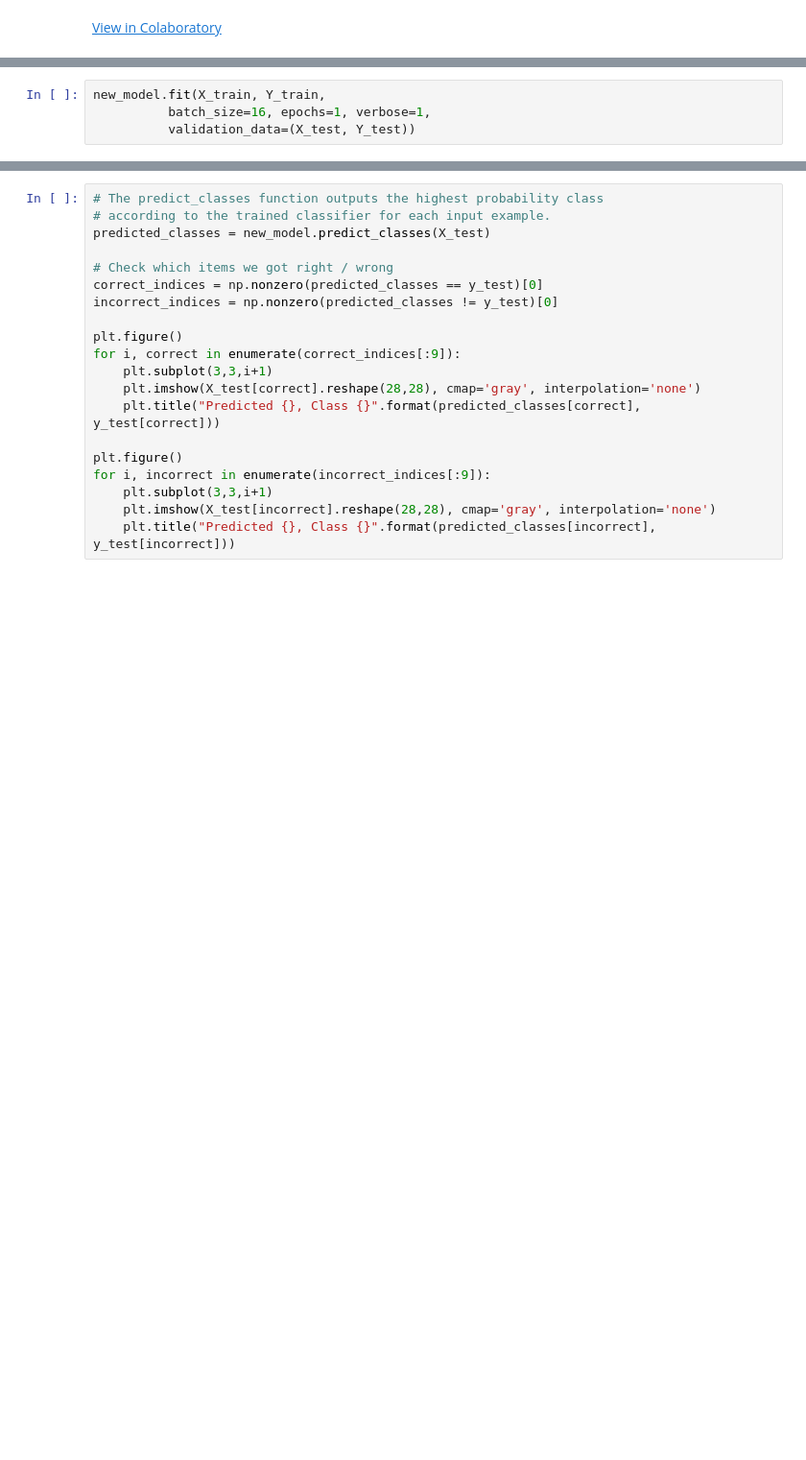
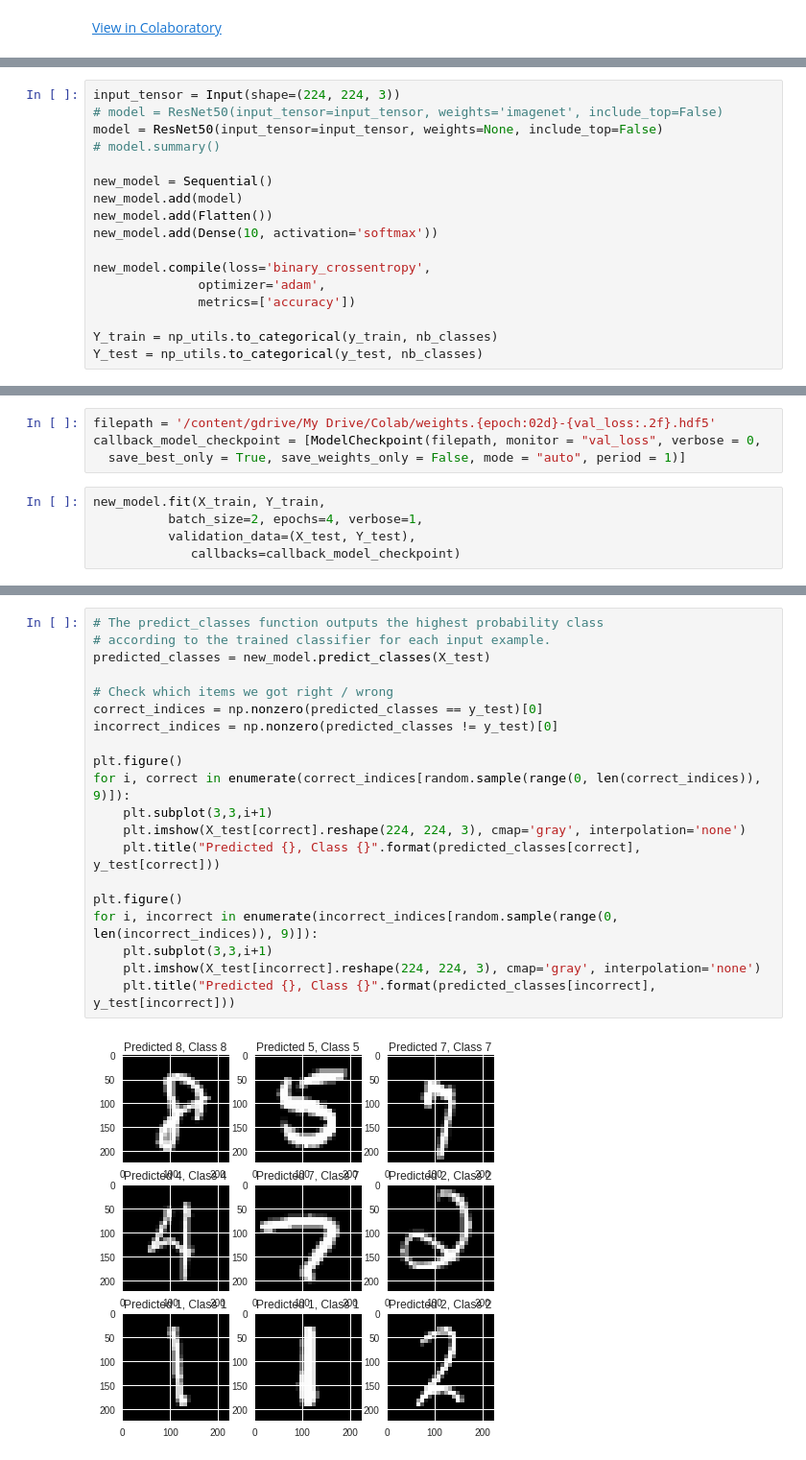
Before and after one commit to Joovvhan/ColabTest, a Jupyter notebook: MNIST_Analysis_with_ResNet50.ipynb, the cells around one changed output, grey strips where cells are left out. Shown: that part at 96% size. Saved outputs shown, nothing was run; the diff lists cells and outputs as text; blank space fills up the shorter version.

Commit message:
Colaboratory를 통해 생성됨

```diff
--- a/MNIST_Analysis_with_ResNet50.ipynb
+++ b/MNIST_Analysis_with_ResNet50.ipynb
@@ -97,0 +90,17 @@ Downloading data from https://github.com/fchollet/deep-learning-models/releases/
+# %%
+input_tensor = Input(shape=(224, 224, 3))
+# model = ResNet50(input_tensor=input_tensor, weights='imagenet', include_top=False)
+model = ResNet50(input_tensor=input_tensor, weights=None, include_top=False)
+# model.summary()
+
+new_model = Sequential()
+new_model.add(model)
+new_model.add(Flatten())
+new_model.add(Dense(10, activation='softmax'))
+
+new_model.compile(loss='binary_crossentropy',
+              optimizer='adam',
+              metrics=['accuracy'])
+
+Y_train = np_utils.to_categorical(y_train, nb_classes)
+Y_test = np_utils.to_categorical(y_test, nb_classes)
@@ -98,6 +110,11 @@ Downloading data from https://github.com/fchollet/deep-learning-models/releases/
+# %%
+filepath = '/content/gdrive/My Drive/Colab/weights.{epoch:02d}-{val_loss:.2f}.hdf5'
+callback_model_checkpoint = [ModelCheckpoint(filepath, monitor = "val_loss", verbose = 0,
+  save_best_only = True, save_weights_only = False, mode = "auto", period = 1)]
 # %%
 new_model.fit(X_train, Y_train,
-          batch_size=16, epochs=1, verbose=1,
-          validation_data=(X_test, Y_test))
+          batch_size=2, epochs=4, verbose=1,
+          validation_data=(X_test, Y_test),
+             callbacks=callback_model_checkpoint)
 # %% [output]
 Train on 1999 samples, validate on 1999 samples
@@ -106,20 +146,22 @@ KeyboardInterrupt: ignored
 # %%
 # The predict_classes function outputs the highest probability class
 # according to the trained classifier for each input example.
 predicted_classes = new_model.predict_classes(X_test)
 
 # Check which items we got right / wrong
 correct_indices = np.nonzero(predicted_classes == y_test)[0]
 incorrect_indices = np.nonzero(predicted_classes != y_test)[0]
 
 plt.figure()
-for i, correct in enumerate(correct_indices[:9]):
+for i, correct in enumerate(correct_indices[random.sample(range(0, len(correct_indices)), 9)]):
     plt.subplot(3,3,i+1)
-    plt.imshow(X_test[correct].reshape(28,28), cmap='gray', interpolation='none')
+    plt.imshow(X_test[correct].reshape(224, 224, 3), cmap='gray', interpolation='none')
     plt.title("Predicted {}, Class {}".format(predicted_classes[correct], y_test[correct]))
 
 plt.figure()
-for i, incorrect in enumerate(incorrect_indices[:9]):
+for i, incorrect in enumerate(incorrect_indices[random.sample(range(0, len(incorrect_indices)), 9)]):
     plt.subplot(3,3,i+1)
-    plt.imshow(X_test[incorrect].reshape(28,28), cmap='gray', interpolation='none')
+    plt.imshow(X_test[incorrect].reshape(224, 224, 3), cmap='gray', interpolation='none')
     plt.title("Predicted {}, Class {}".format(predicted_classes[incorrect], y_test[incorrect]))
+# %% [output]
+[figure, added]
```
Also changed, not shown: parts of 10 cells of this notebook.
